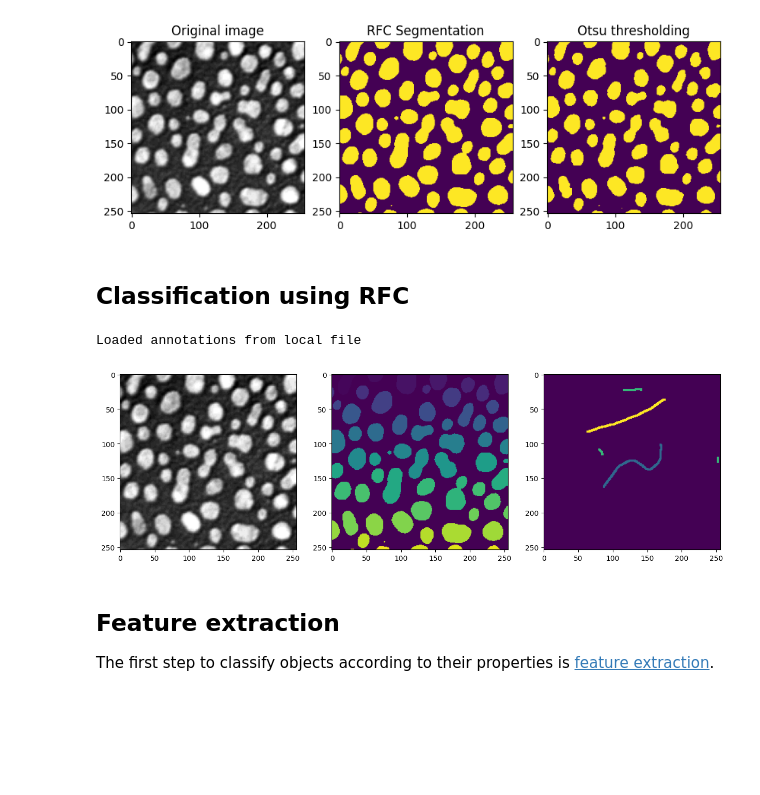
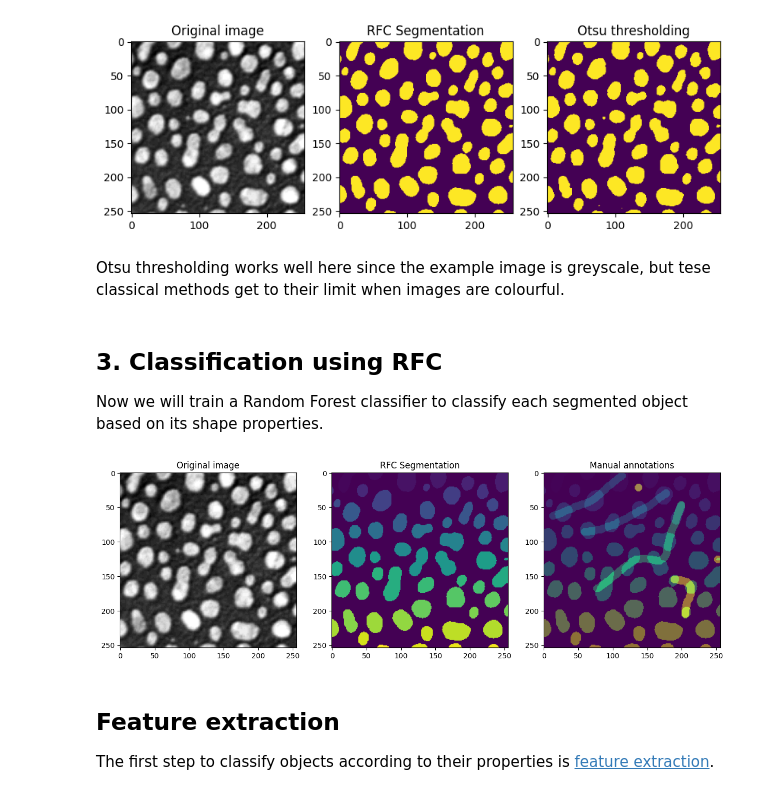
Before and after one commit to moritzmarquardt/workshop_IBEC, a Jupyter notebook: 02_cell_segmentation_classification_rfc.ipynb, the cells around one changed output. Cells and saved outputs as stored; diff of their text form; code cells hidden in the pictures; blank space fills up the shorter version.

```diff
--- a/02_cell_segmentation_classification_rfc.ipynb
+++ b/02_cell_segmentation_classification_rfc.ipynb
@@ -84,20 +97,10 @@ Feel free to test this out if you run this notebook on your PC.
 
 Here we load the annotations that were saved in the part above or a presaved example annotation is used.
 # %%
-# if manual annotations are already saved use them, if not load them from the github repository
-annotations = None
-if os.path.exists('data/blobs_manual_annotations.npy'): # the annotations exist locally
-    annotations = np.load('data/blobs_manual_annotations.npy')
-    print('Loaded annotations from local file')
-else:
-    import urllib.request  # Import urllib.request for downloading
-    url = 'https://github.com/moritzmarquardt/workshop_IBEC/raw/refs/heads/main/data/blobs_manual_annotations.npy'
-    urllib.request.urlretrieve(url, 'data/blobs_manual_annotations.npy')  # Download the file
-    annotations = np.load('data/blobs_manual_annotations.npy')  # Load the downloaded file
-    print('Loaded and saved annotations from remote file')
+annotations = np.load('data/blobs_manual_annotations.npy')
 
 # visualize the manual annotations
-fig, ax = plt.subplots(1, 2, figsize=(12, 5))
+fig, ax = plt.subplots(1, 2, figsize=(8, 4))
 ax = ax.ravel()
 im0 = ax[0].imshow(annotations)
 ax[0].set_title('Manual Annotations')
@@ -265,5 +298,9 @@ ax[2].set_title('Otsu thresholding')
 plt.show()
 # %% [output]
 [figure]
+# %% [markdown]
+Otsu thresholding works well here since the example image is greyscale, but tese classical methods get to their limit when images are colourful.
 # %% [markdown]
-## Classification using RFC
+## 3. Classification using RFC
+
+Now we will train a Random Forest classifier to classify each segmented object based on its shape properties.
@@ -270,23 +322,20 @@ plt.show()
 # %%
-# anotations
-if os.path.exists('data/label_annotation.tif'):
-    annotation = io.imread('data/label_annotation.tif')
-    print('Loaded annotations from local file')
-else:
-    annotation = io.imread('https://github.com/moritzmarquardt/workshop_IBEC/raw/refs/heads/main/data/label_annotation.tif')
-    io.imsave('data/label_annotation.tif', annotation)
-    print('Loaded and saved annotations from remote file')
+# # anotations
+label_annotations = np.load('data/label_annotations.npy')
+annotation = label_annotations
 
 # visualize
 fig, ax = plt.subplots(1,3, figsize=(15,15))
 ax[0].imshow(image, cmap='gray')
+ax[0].set_title('Original image')
 ax[1].imshow(labels)
-ax[2].imshow(annotation)
-ax[2].imshow(annotation, alpha=0.7)
+ax[1].set_title('RFC Segmentation')
+ax[2].imshow(labels)
+ax[2].imshow(annotation, alpha=0.5)
+ax[2].set_title('Manual annotations')
 plt.show()
 # %% [output]
-Loaded annotations from local file
-[figure, old version]
+[figure, new version]
 # %% [markdown]
 ## Feature extraction
 The first step to classify objects according to their properties is [feature extraction](feature_extraction).
```
Also changed, not shown: parts of 26 cells of this notebook, 2 other files.
